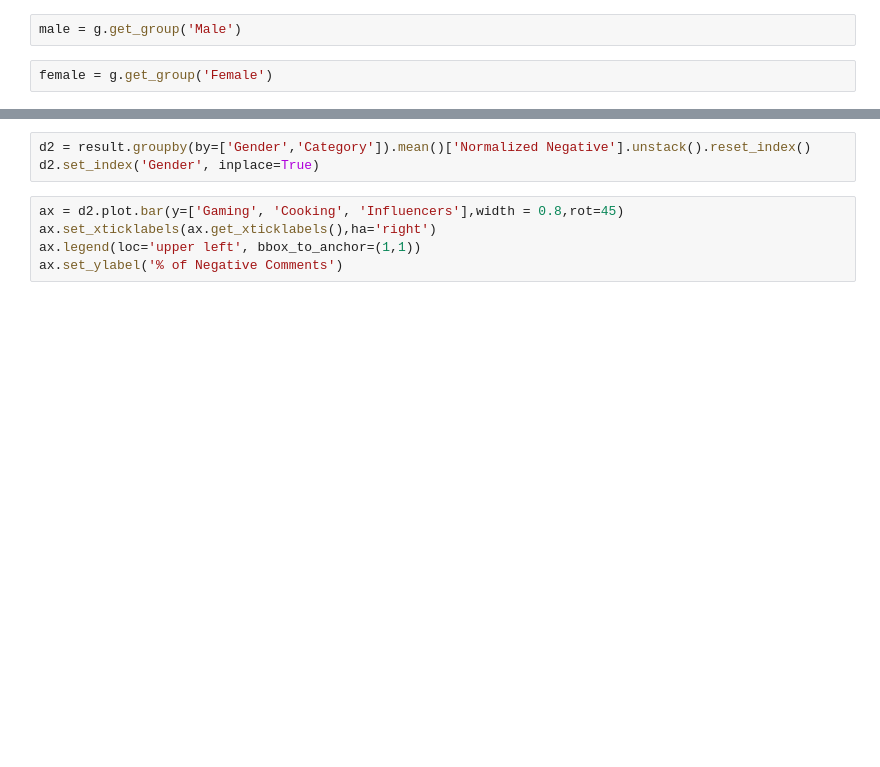
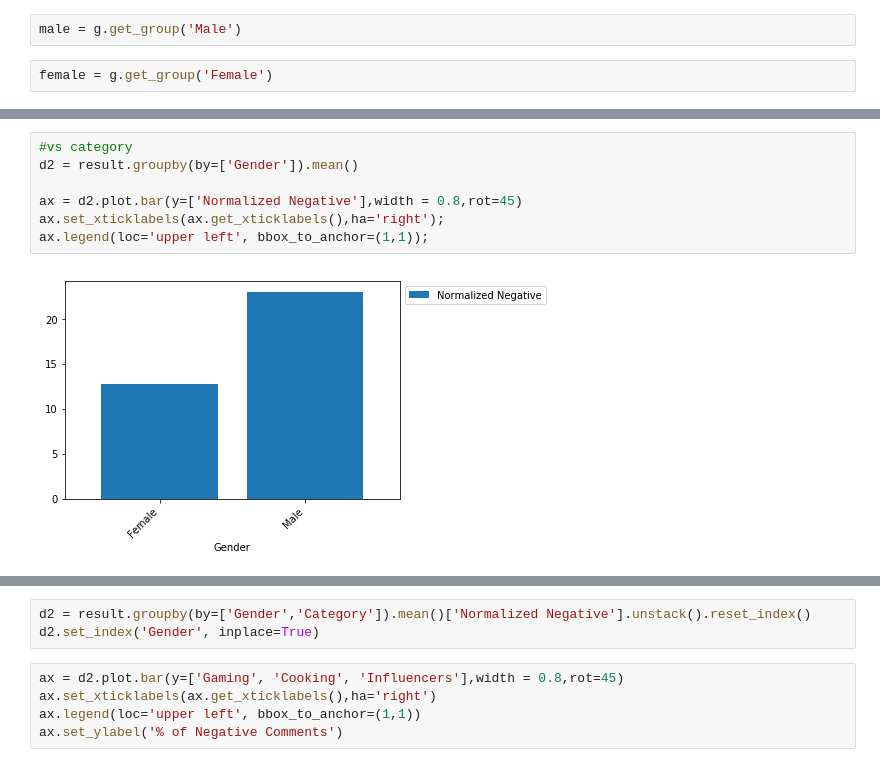
Before and after one commit to jivers-ucsd/ECE-229-Project---Group-7, a Jupyter notebook: plotting/graph influencers.ipynb, the cells around one changed output, grey strips where cells are left out. Saved outputs shown, nothing was run; the diff lists cells and outputs as text; blank space fills up the shorter version.

```diff
--- a/plotting/graph influencers.ipynb
+++ b/plotting/graph influencers.ipynb
@@ -116,3 +164,12 @@ ax.legend(loc='upper left', bbox_to_anchor=(1,1));
+# %%
+#vs category
+d2 = result.groupby(by=['Gender']).mean()
+
+ax = d2.plot.bar(y=['Normalized Negative'],width = 0.8,rot=45)
+ax.set_xticklabels(ax.get_xticklabels(),ha='right');
+ax.legend(loc='upper left', bbox_to_anchor=(1,1));
+# %% [output]
+[figure, added]
 # %%
 d2
 # %% [output]
```
Also changed, not shown: parts of 30 cells of this notebook, 3 other files.
